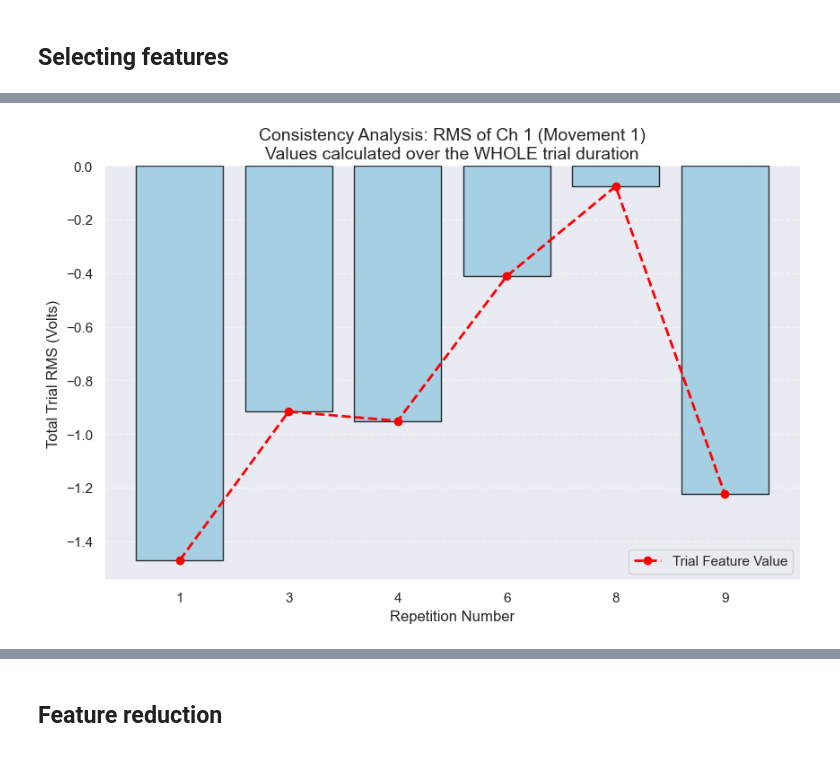
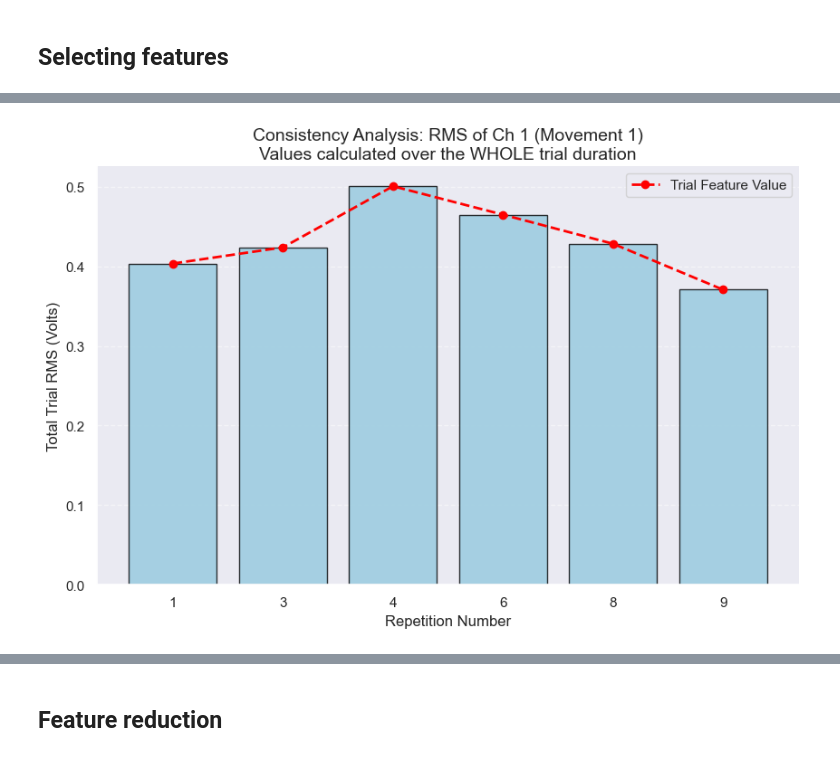
Before and after one commit to spbui00/NX-421-project, a Jupyter notebook: project_2.ipynb, the cells around one changed output, grey strips where cells are left out. Saved outputs shown, nothing was run; the diff lists cells and outputs as text; code cells hidden in the pictures.

```diff
--- a/project_2.ipynb
+++ b/project_2.ipynb
@@ -463,12 +534,9 @@ X_train_raw, y_train_raw, rep_train_raw = data['X_train'], data['y_train'], data
 X_val_raw,   y_val_raw,   rep_val_raw   = data['X_val'],   data['y_val'],   data['rep_val']
 X_test_raw,  y_test_raw,  rep_test_raw  = data['X_test'],  data['y_test'],  data['rep_test']
 
-print(f"Raw Data Loaded. Train points: {len(X_train_raw)}")
+print(f"raw data train points: {len(X_train_raw)}")
 
 def get_features_from_trial(window):
-    wamp_thresh = 0.05
-    ssc_thresh = 0.01
-
     # 1. Standard Features
     f_mav = np.mean(np.abs(window), axis=0)
     f_rms = np.sqrt(np.mean(window**2, axis=0))
@@ -476,7 +544,7 @@ def get_features_from_trial(window):
     f_var = np.var(window, axis=0)
     f_max = np.max(window, axis=0)
 
-    # 2. Advanced Features (Boostani 2003, Sensors 2019)
+    # 2. Additional Features (Boostani 2003, Sensors 2019)
     # Log Detector (LogD)
     f_logd = np.exp(np.mean(np.log(np.abs(window) + 1e-6), axis=0))
 
@@ -515,7 +583,6 @@ def build_trial_dataset(X_data, y_data, rep_data):
 
     return np.array(features_list), np.array(labels_list)
 
-print("Building Trial-Based Datasets...")
 X_train, y_train = build_trial_dataset(X_train_raw, y_train_raw, rep_train_raw)
 X_val,   y_val   = build_trial_dataset(X_val_raw,   y_val_raw,   rep_val_raw)
 X_test,  y_test  = build_trial_dataset(X_test_raw,  y_test_raw,  rep_test_raw)
@@ -537,8 +616,19 @@ Test:  (24, 80)
+# %%
+FEATURE_NAMES = {
+    0: "MAV",
+    1: "RMS",
+    2: "WL",
+    3: "VAR",
+    4: "MAX",
+    5: "LogD",
+    6: "Skew",
+    7: "Kurt"
+}
 # %%
-target_mov = 1          # Movement 1 (Index Flexion)
-feature_idx = 7         # 1 = RMS (Root Mean Square)
-feature_name = "RMS"
-channel_idx = 0        # Channel 5 (Index 4)
+feature_idx = 1
+target_mov = 1
+feature_name = FEATURE_NAMES[feature_idx]
+channel_idx = 0
 
 plot_data = []
 
@@ -550,31 +640,31 @@ for rep_id in np.unique(rep_train_raw):
         feats = get_features_from_trial(raw_segment)
 
         col = (feature_idx * 10) + channel_idx
         val = feats[col]
 
         plot_data.append({
             'Repetition': str(int(rep_id)),
             'Feature Value': val
         })
 
 df = pd.DataFrame(plot_data)
 
 plt.figure(figsize=(10, 6))
 
 sns.barplot(data=df, x='Repetition', y='Feature Value',
             color='skyblue', edgecolor='black', alpha=0.8)
 
 plt.plot(range(len(df)), df['Feature Value'], color='red', marker='o',
          linestyle='--', linewidth=2, label='Trial Feature Value')
 
 plt.title(f"Consistency Analysis: {feature_name} of Ch {channel_idx+1} (Movement {target_mov})\n"
           f"Values calculated over the WHOLE trial duration", fontsize=14)
 plt.ylabel(f"Total Trial {feature_name} (Volts)", fontsize=12)
 plt.xlabel("Repetition Number", fontsize=12)
 plt.legend()
 plt.grid(axis='y', linestyle='--', alpha=0.5)
 sns.despine()
 
 plt.show()
 # %% [output]
-[figure, old version]
+[figure, new version]
```
Also changed, not shown: parts of 15 cells of this notebook.
